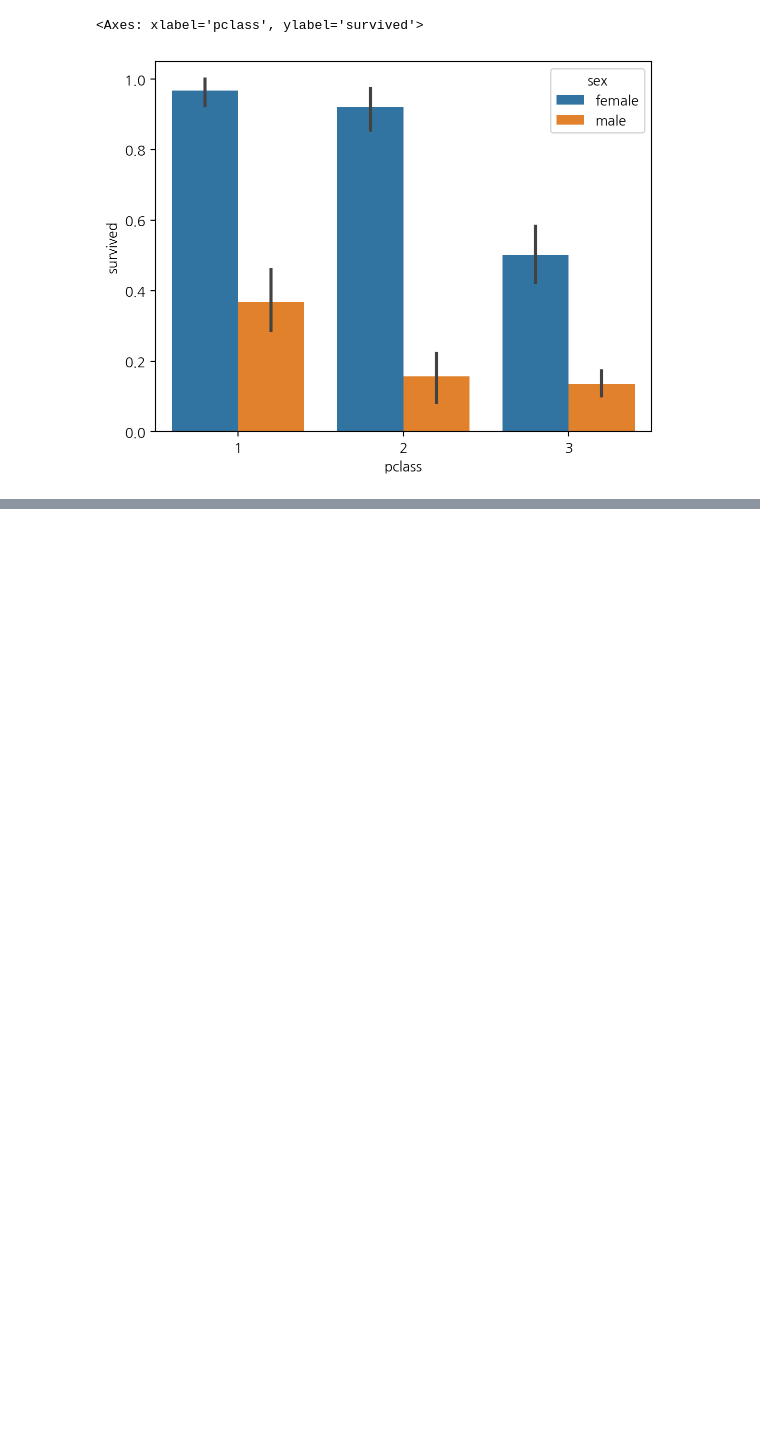
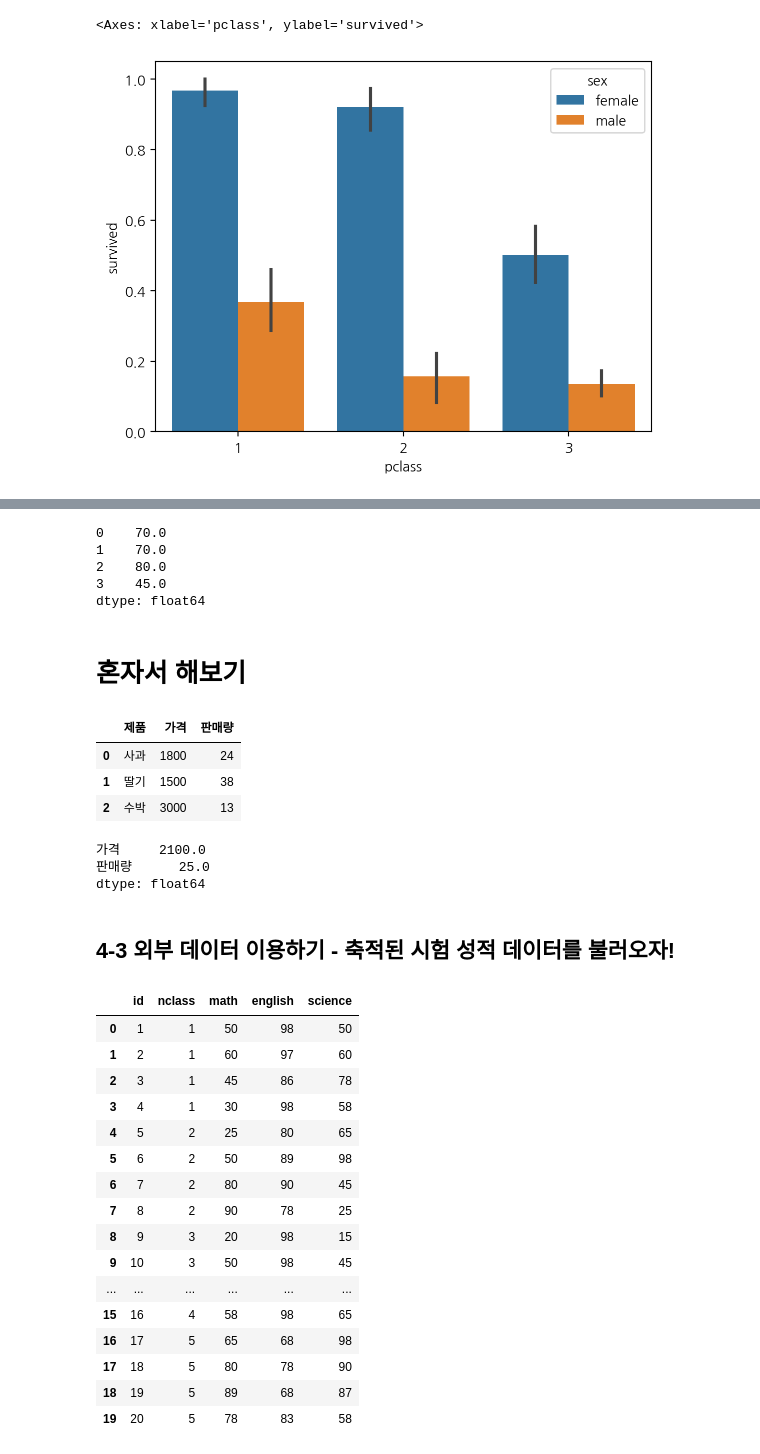
Before and after one commit to skyflown/2024-1-my-BDA, a Jupyter notebook: inclass/02w_0318_mon_dataframe_basic.ipynb, the cells around one changed output, grey strips where cells are left out. Drawn from its saved outputs; the diff is of its cells as text; code cells hidden in the pictures; blank space fills up the shorter version.

```diff
--- a/inclass/02w_0318_mon_dataframe_basic.ipynb
+++ b/inclass/02w_0318_mon_dataframe_basic.ipynb
@@ -192,0 +325,51 @@ sns.barplot(x="pclass", y="survived", hue="sex", data = titanic)
+# %%
+df.mean(axis="columns", numeric_only=True)
+# %% [output]
+0    70.0
+1    70.0
+2    80.0
+3    45.0
+dtype: float64
+# %% [markdown]
+# 혼자서 해보기
+# %%
+import pandas as pd
+
+df = pd.DataFrame({"제품": ["사과", "딸기", "수박"],
+                   "가격": [1800, 1500, 3000],
+                   "판매량": [24, 38, 13]})
+df
+# %% [output]
+|  | 제품 | 가격 | 판매량 |
+| 0 | 사과 | 1800 | 24 |
+| 1 | 딸기 | 1500 | 38 |
+| 2 | 수박 | 3000 | 13 |
+# %%
+df.mean(axis="index", numeric_only=True)
+# %% [output]
+가격     2100.0
+판매량      25.0
+dtype: float64
+# %% [markdown]
+## 4-3 외부 데이터 이용하기 - 축적된 시험 성적 데이터를 불러오자!
+# %%
+df_exam = pd.read_excel('excel_exam.xlsx')
+df_exam
+# %% [output]
+|  | id | nclass | math | english | science |
+| 0 | 1 | 1 | 50 | 98 | 50 |
+| 1 | 2 | 1 | 60 | 97 | 60 |
+| 2 | 3 | 1 | 45 | 86 | 78 |
+| 3 | 4 | 1 | 30 | 98 | 58 |
+| 4 | 5 | 2 | 25 | 80 | 65 |
+| 5 | 6 | 2 | 50 | 89 | 98 |
+| 6 | 7 | 2 | 80 | 90 | 45 |
+| 7 | 8 | 2 | 90 | 78 | 25 |
+| 8 | 9 | 3 | 20 | 98 | 15 |
+| 9 | 10 | 3 | 50 | 98 | 45 |
+| ... | ... | ... | ... | ... | ... |
+| 15 | 16 | 4 | 58 | 98 | 65 |
+| 16 | 17 | 5 | 65 | 68 | 98 |
+| 17 | 18 | 5 | 80 | 78 | 90 |
+| 18 | 19 | 5 | 89 | 68 | 87 |
+| 19 | 20 | 5 | 78 | 83 | 58 |
```
Also changed, not shown: parts of 35 cells of this notebook.
